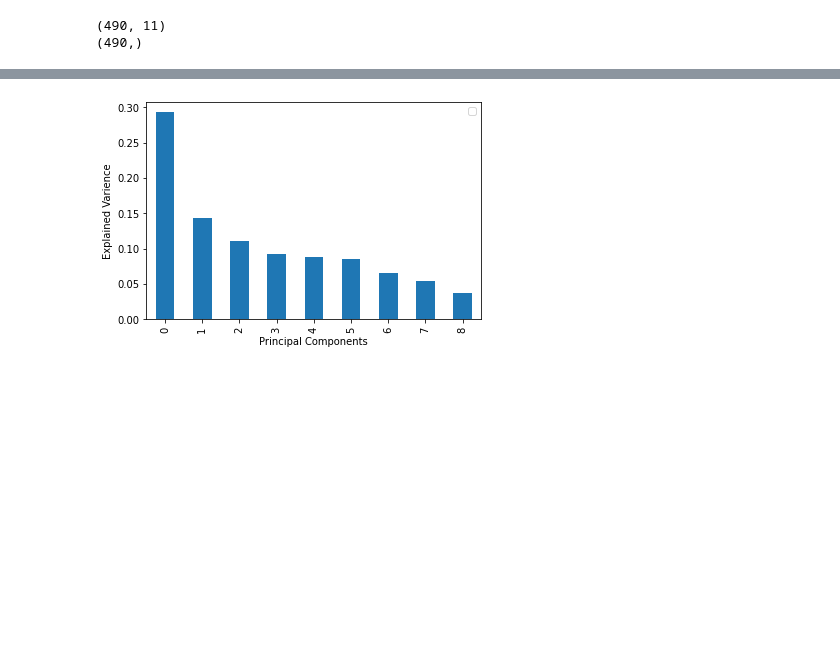
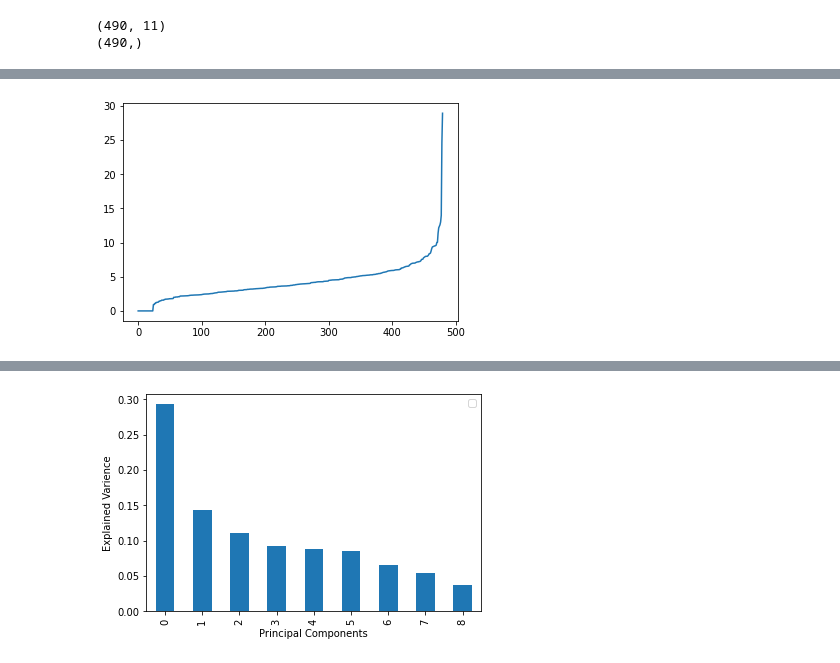
Before and after one commit to joaops95/MLFinalProject, a Jupyter notebook: main.ipynb, the cells around one changed output, grey strips where cells are left out. Cells and saved outputs as stored; diff of their text form; code cells hidden in the pictures; blank space fills up the shorter version.

```diff
--- a/main.ipynb
+++ b/main.ipynb
@@ -322,0 +276,95 @@ Estimated number of clusters: 0
+# %%
+# 2. DBScan
+
+import numpy as np
+from sklearn.cluster import DBSCAN
+
+from sklearn.neighbors import NearestNeighbors
+from matplotlib import pyplot as plt
+#f1 score
+from sklearn.metrics import f1_score
+# 4.6 DBSCAN (Density Based Spatial Clustering of Applications with Noise)
+
+# There is no automatic way to determine the MinPts value for DBSCAN. Ultimately,
+# the MinPts value should be set using domain knowledge and familiarity with the data set.
+#  From some research I’ve done, here are a few rules of thumb for selecting the MinPts value:
+
+
+# The larger the data set, the larger the value of MinPts should be
+# If the data set is noisier, choose a larger value of MinPts
+# Generally, MinPts should be greater than or equal to the dimensionality of the data set
+# For 2-dimensional data, use DBSCAN’s default value of MinPts = 4 (Ester et al., 1996).
+# If your data has more than 2 dimensions, choose MinPts = 2*dim, where dim= the dimensions of your data set (Sander et al., 1998).
+
+#Epsilon is the maximum distance between two samples for them to be considered as in the same neighborhood.
+# we need to calculate the average distance between all samples in the dataset.
+
+def runDBScanClustering(x_train, y_train):
+
+    # Calculate the average distance between all samples in the dataset.
+    # This is used to calculate the epsilon value.
+    number_of_sampes = x_train.shape[1]*2
+    print("number of samples: ", number_of_sampes)
+    neighbors = NearestNeighbors(n_neighbors=number_of_sampes)
+    neighbors_fit = neighbors.fit(x_train)
+    distances, indices = neighbors_fit.kneighbors(x_train)
+
+    distances = np.sort(distances, axis=0)
+    distances = distances[:,1]
+    plt.plot(distances)
+    # The ideal value for ε will be equal to the distance value at the “crook of the elbow”, or the point of maximum curvature.
+    optimized_epsilon = distances[int(0.99*len(distances))]
+    print("Optimized Epsilon: ", optimized_epsilon)
+    # Compute DBSCAN using Iris dataset
+    db = DBSCAN(eps=optimized_epsilon, min_samples=number_of_sampes).fit(x_train)
+    core_samples_mask = np.zeros_like(db.labels_, dtype=bool)
+    core_samples_mask[db.core_sample_indices_] = True
+    labels = db.labels_
+
+    n_clusters_ = len(set(labels)) - (1 if -1 in labels else 0)
+    print('Estimated number of clusters: %d' % n_clusters_)
+
+    score = f1_score(y_train, [0 if x == -1 else x for x in labels], average='macro')
+    print("F1 score: ", score)
+    # Plot result
+
+    # Black removed and is used for noise instead.
+    plt.figure(figsize=(8, 6))
+    unique_labels = set(labels)
+    for each in np.linspace(0, 1, len(unique_labels)):
+        for k, col in enumerate(unique_labels):
+
+            class_member_mask = (labels == k)
+            unclustored = (labels == -1)
+            xy = x_train[class_member_mask & ~unclustored]
+            # xy = x_train[class_member_mask & core_samples_mask]
+            # print(xy[:, 1])
+            plt.plot(list(xy[:, 0]), list(xy[:, 1]), 'o',
+                        markeredgecolor='k', markersize=14)
+
+            xy = x_train[class_member_mask & ~core_samples_mask]
+            plt.plot(list(xy[:, 0]), list(xy[:, 1]), 'o',
+                        markeredgecolor='k', markersize=6)
+
+            xy = x_train[unclustored]
+            plt.plot(list(xy[:, 0]), list(xy[:, 1]), 'o',
+                        markeredgecolor='k', markersize=6)
+
+
+    plt.title('Estimated number of clusters: %d' % n_clusters_)
+    plt.show()
+    # Number of clusters in labels, ignoring noise if present.
+
+    # Plot result
+    # import matplotlib.pyplot as plt
+
+    # Todo: Algum metodo para definir a accuracy dos clusters em relacao ao dataset original.
+
+
+from sklearn.model_selection import train_test_split
+x_white_wine_10.dropna(inplace=True)
+
+x_train_white_10, x_test_white_10, y_train_white_10, y_test_white_10 = train_test_split(x_white_wine_10, y_white_wine_10, test_size=0.02, random_state=0)
+
+runDBScanClustering(x_train_white_10.values, y_train_white_10.values)
+# %% [output]
@@ -322,0 +375 @@ Estimated number of clusters: 0
+[figure, added]
```
Also changed, not shown: parts of 8 cells of this notebook.
